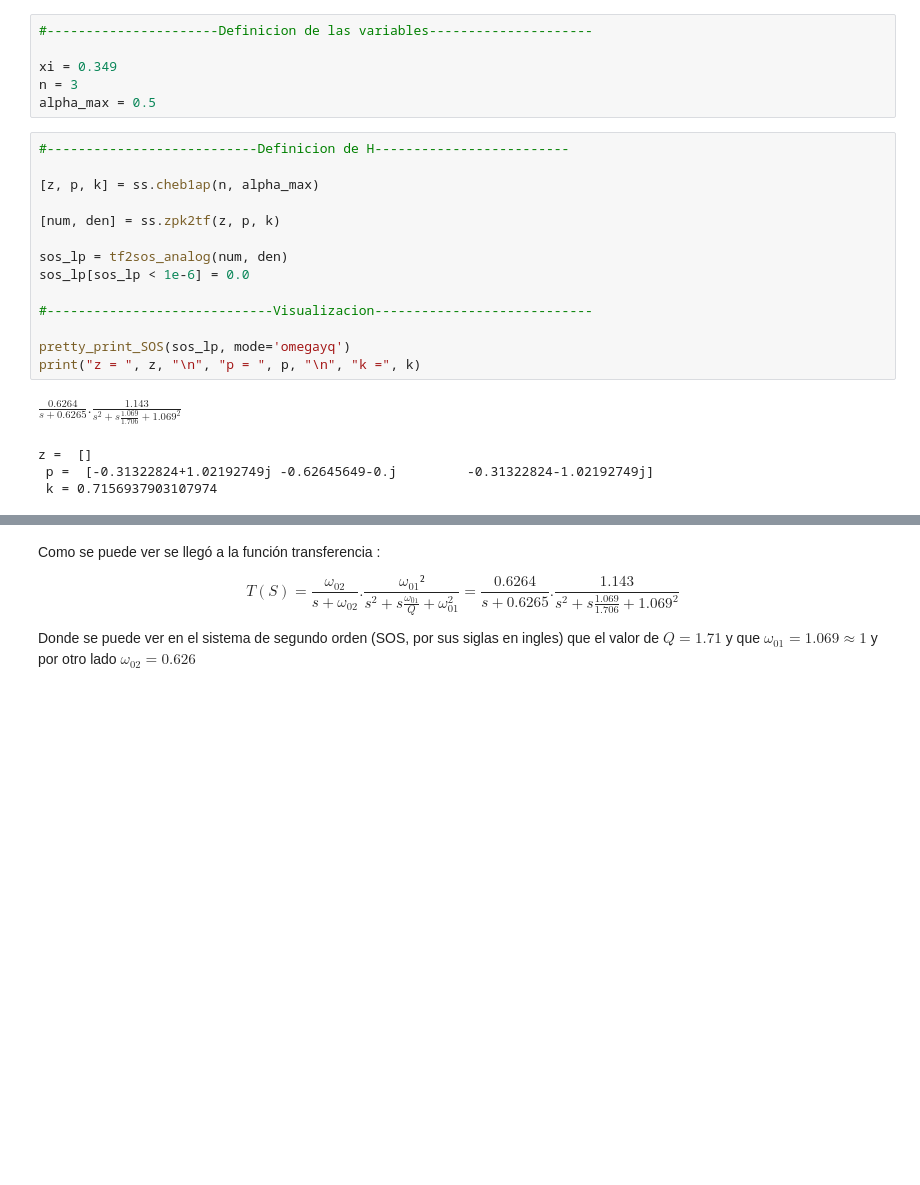
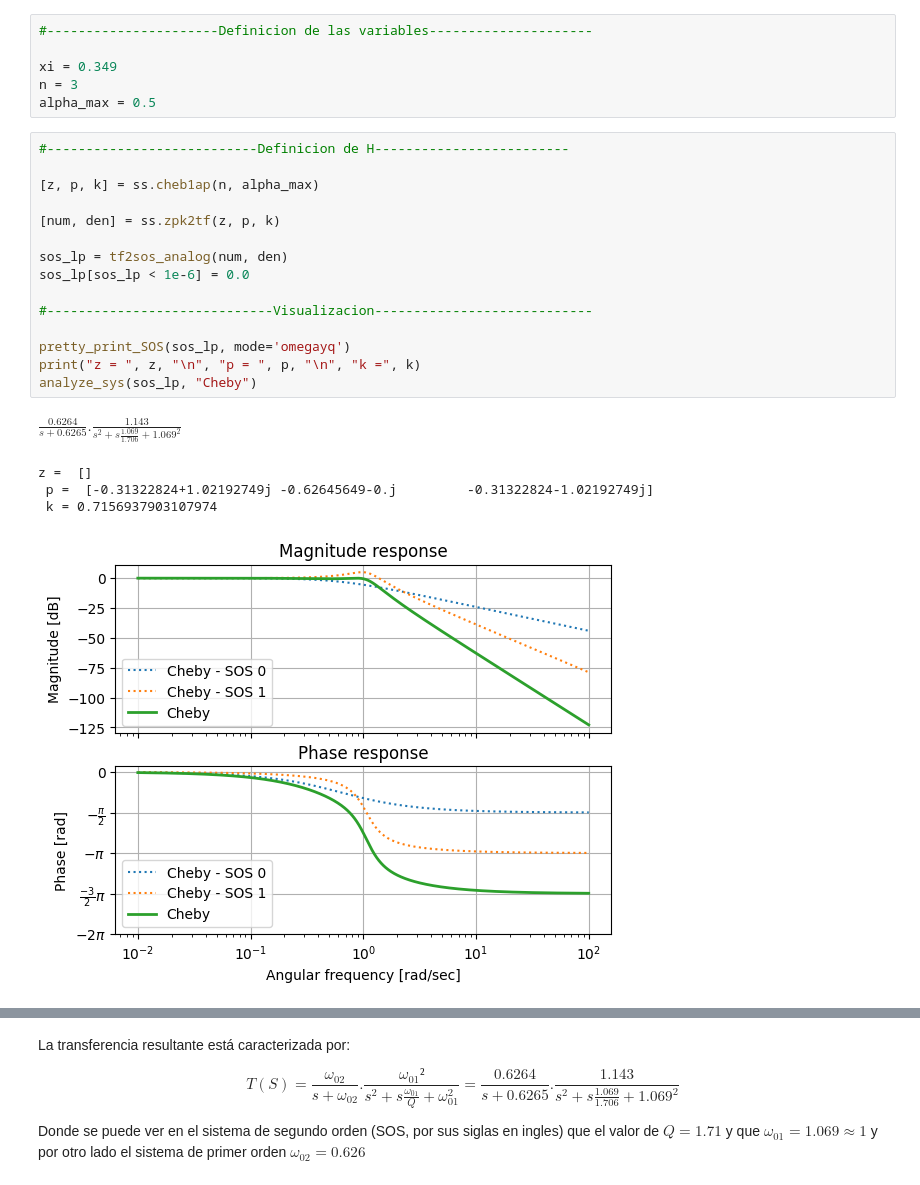
Before and after one commit to dlugano32/TC2_2023_Lugano, a Jupyter notebook: TPLABs/TP1/TPLAB1_informe.ipynb, the cells around one changed output, grey strips where cells are left out. Cells and saved outputs as stored; diff of their text form; blank space fills up the shorter version.

```diff
--- a/TPLABs/TP1/TPLAB1_informe.ipynb
+++ b/TPLABs/TP1/TPLAB1_informe.ipynb
@@ -111,19 +149,21 @@ alpha_max = 0.5
 # %%
 #---------------------------Definicion de H-------------------------
 
 [z, p, k] = ss.cheb1ap(n, alpha_max)
 
 [num, den] = ss.zpk2tf(z, p, k)
 
 sos_lp = tf2sos_analog(num, den)
 sos_lp[sos_lp < 1e-6] = 0.0
 
 #-----------------------------Visualizacion----------------------------
 
 pretty_print_SOS(sos_lp, mode='omegayq')
 print("z = ", z, "\n", "p = ", p, "\n", "k =", k)
+analyze_sys(sos_lp, "Cheby")
 # %% [output]
 $\displaystyle   \frac{0.6264 }{s + 0.6265 } . \frac{1.143 }{s^2 + s \frac{1.069}{1.706} + 1.069^2}$
 z =  []
  p =  [-0.31322824+1.02192749j -0.62645649-0.j         -0.31322824-1.02192749j]
  k = 0.7156937903107974
+[figure, added]
@@ -130,9 +172,9 @@ z =  []
 # %% [markdown]
-Como se puede ver se llegó a la función transferencia :
+La transferencia resultante está caracterizada por:
 
 \begin{equation}
     T(S)=\frac{\omega_{02} }{s + \omega_{02} } . \frac{\omega_{01}² }{s^2 + s \frac{\omega_{01}}{Q} + \omega_{01}^2} =\frac{0.6264 }{s + 0.6265 } . \frac{1.143 }{s^2 + s \frac{1.069}{1.706} + 1.069^2}
 \end{equation}
 
-Donde se puede ver en el sistema de segundo orden (SOS, por sus siglas en ingles) que el valor de $Q=1.71$ y que $\omega_{01}=1.069\approx1$ y por otro lado $\omega_{02}=0.626$
+Donde se puede ver en el sistema de segundo orden (SOS, por sus siglas en ingles) que el valor de $Q=1.71$ y que $\omega_{01}=1.069\approx1$ y por otro lado el sistema de primer orden $\omega_{02}=0.626$
 # %% [markdown]
```
Also changed, not shown: parts of 13 cells of this notebook, 17 other files.
